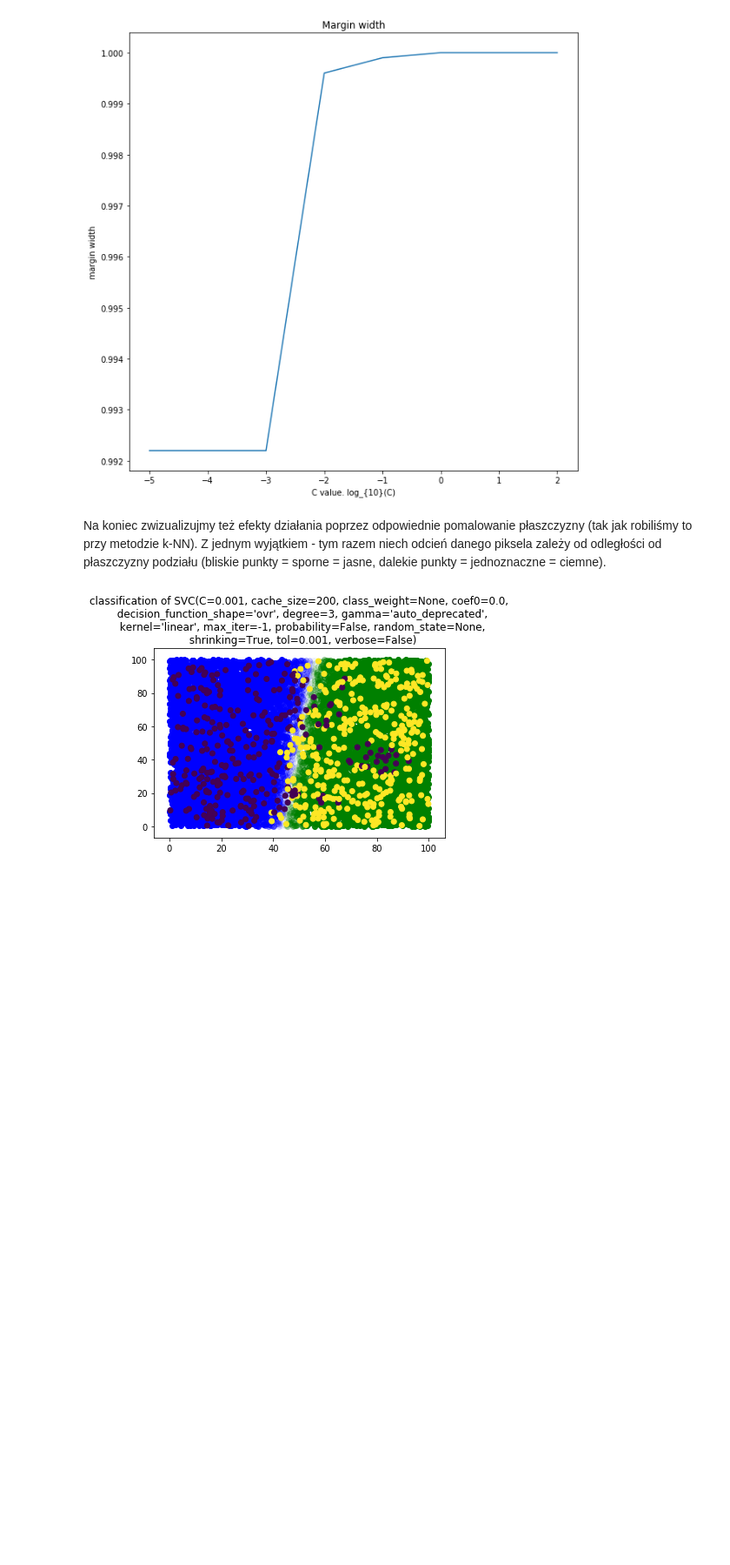
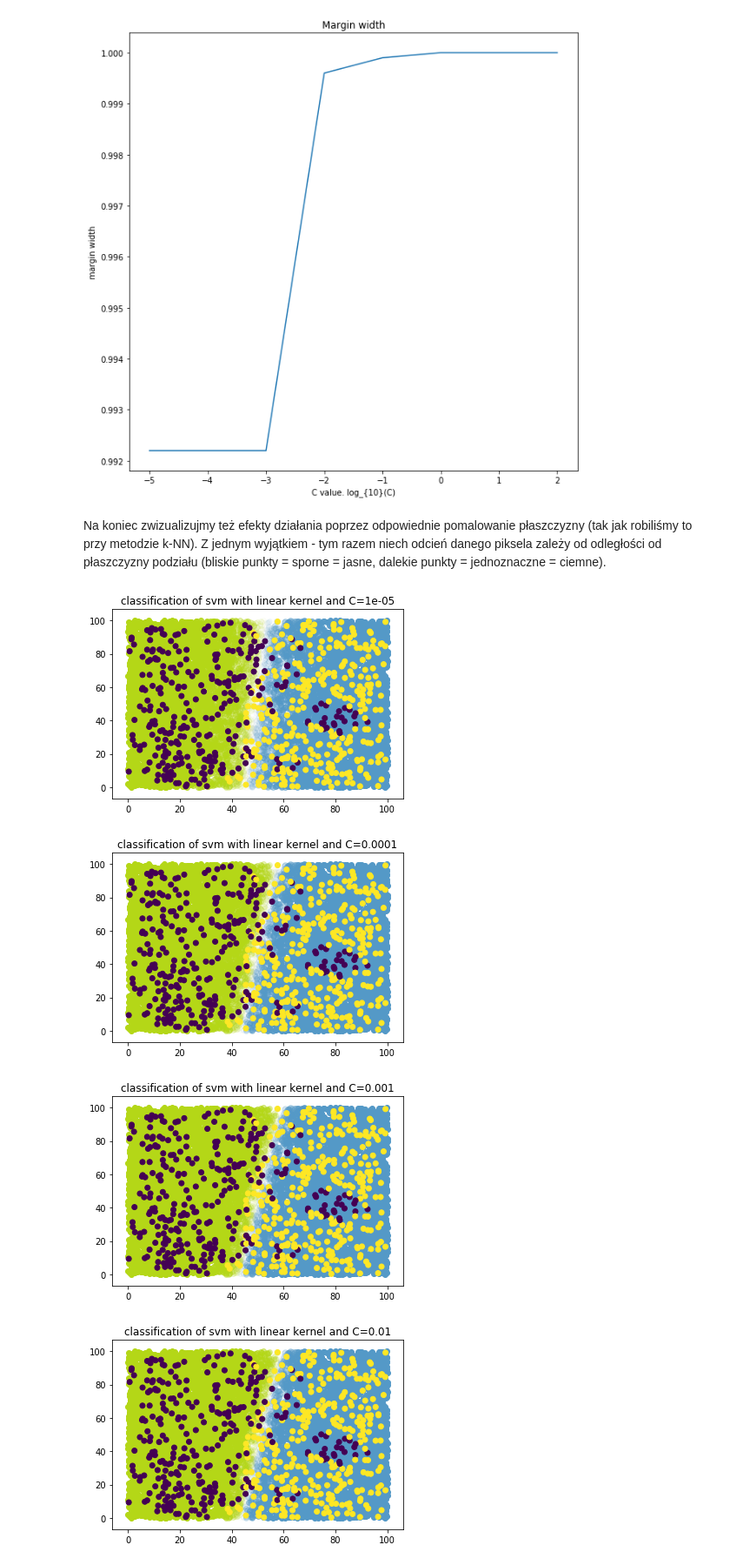
Before and after one commit to mwoss/ML-workshop, a Jupyter notebook: SVM - margins & kernels.ipynb, the cells around one changed output. Shown at 87% size. Drawn from its saved outputs; the diff is of its cells as text; code cells hidden in the pictures; blank space fills up the shorter version.

```diff
--- a/SVM - margins & kernels.ipynb
+++ b/SVM - margins & kernels.ipynb
@@ -223,24 +223,22 @@ plot_results_widths(widths, x_s)
 # %% [markdown]
 Na koniec zwizualizujmy też efekty działania poprzez odpowiednie pomalowanie płaszczyzny (tak jak robiliśmy to przy metodzie k-NN). Z jednym wyjątkiem - tym razem niech odcień danego piksela zależy od odległości od płaszczyzny podziału (bliskie punkty = sporne = jasne, dalekie punkty = jednoznaczne = ciemne).
 # %%
-def visualize_svm(svm:SVC):
-    svm.fit(X_train, y_train)
+def visualize_res(svm, title):
     decisions = svm.decision_function(X_random)
-    for x_s, d in zip(X_random, decisions):
-        a = min(np.abs(d), 1)
-        plt.scatter([x_s[0]], [x_s[1]], c=["g" if d > 0 else "b"], alpha=a)
-    plt.scatter(X_train[:, 0], X_train[:, 1],
-                c=y_train
-               )
-    plt.title(f"classification of {svm}")
+    for sample, decision in zip(X_random, decisions):
+        alpha = min(np.abs(decision), 1)
+        plt.scatter(sample[0], sample[1], c=["#5499C7" if decision > 0 else "#B4D717"], alpha=alpha)
+
+    plt.scatter(X_train[:, 0], X_train[:, 1], c=y_train)
+    plt.title(f"classification of {title}")
     plt.show()
-# %%
-for svm in [
-    SVC(kernel="linear", C=10e-4),
-#     SVC(kernel="linear", C=1),
-#     SVC(kernel="linear", C=100),
-
-]:
-    visualize_svm(svm)
-# %% [output]
-[figure, removed]
+# %%
+for C in Cs:
+    svm = SVC(kernel="linear", C=C)
+    svm.fit(X_train, y_train)
+    visualize_res(svm, f"svm with linear kernel and C={C}")
+# %% [output]
+[figure, added]
+[figure, added]
+[figure, added]
+[figure, added]
```
Also changed, not shown: parts of 5 cells of this notebook, 1 other file.
